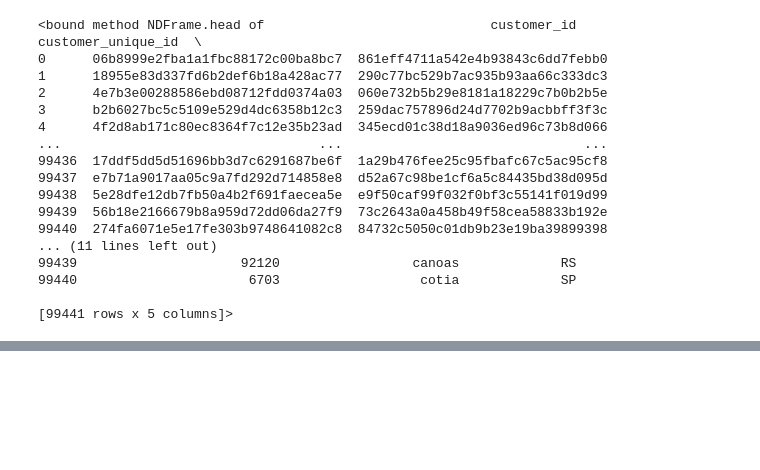
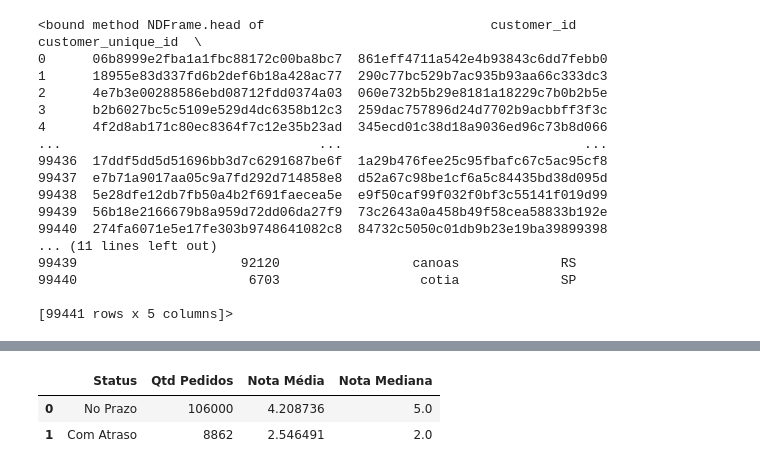
Before and after one commit to Maikonzitos/tech-challenge-01, a Jupyter notebook: notebooks/dados.ipynb, the cells around one changed output, grey strips where cells are left out. Saved outputs shown, nothing was run; the diff lists cells and outputs as text; code cells hidden in the pictures; blank space fills up the shorter version.

Commit message:
Fiz as primeiras modificações, criando uma tabela principal e adicionando colunas de logísticas

```diff
--- a/notebooks/dados.ipynb
+++ b/notebooks/dados.ipynb
@@ -35,0 +132,4 @@ customers.head
+# %%
+# filtrando só pedidos entregue para analisar logística e satisfação dos clientes
+df_entregues = df_principal[df_principal['order_status'] == 'delivered'].copy()
+df_entregues.head
@@ -35,0 +154,6 @@ customers.head
+# %%
+# criando coluda de calculo do tempo de entrega (em dias)
+df_entregues['tempo_entrega_dias'] = (
+    df_entregues['order_delivered_customer_date'] - df_entregues['order_purchase_timestamp']
+).dt.total_seconds() / (24 * 3600)
+df_entregues['tempo_entrega_dias']
@@ -35,0 +173,7 @@ customers.head
+# %%
+# criando coluna de calculo de atraso em relação à data estimada (em dias)
+# se o valor for positivo, significa que atrasou
+df_entregues['dias_atraso'] = (
+    df_entregues['order_delivered_customer_date'] - df_entregues['order_estimated_delivery_date']
+).dt.total_seconds() / (24 * 3600)
+df_entregues['dias_atraso']
@@ -35,0 +193,4 @@ customers.head
+# %%
+# criando coluna indicadora de atraso (True = atrasou | False = no prazo)
+df_entregues['foi_atrasado'] = df_entregues['dias_atraso'] > 0
+df_entregues['foi_atrasado']
@@ -35,0 +222,17 @@ customers.head
+# %%
+# média da nota de avaliação, comparando pedidos que foram entregue no prazo e pedidos atrasados
+resumo_satisfacao = df_entregues.groupby('foi_atrasado')['review_score'].agg(['count', 'mean', 'median']).reset_index()
+
+# renomeando as colunas e mostrando
+resumo_satisfacao['Status'] = resumo_satisfacao['foi_atrasado'].map({False: 'No Prazo', True: 'Com Atraso'})
+resumo_satisfacao = resumo_satisfacao.rename(columns={
+    'count': 'Qtd Pedidos',
+    'mean': 'Nota Média',
+    'median': 'Nota Mediana'
+})
+
+resumo_satisfacao[['Status', 'Qtd Pedidos', 'Nota Média', 'Nota Mediana']]
+# %% [output]
+|  | Status | Qtd Pedidos | Nota Média | Nota Mediana |
+| 0 | No Prazo | 106000 | 4.208736 | 5.0 |
+| 1 | Com Atraso | 8862 | 2.546491 | 2.0 |
```
Also changed, not shown: parts of 14 cells of this notebook.
